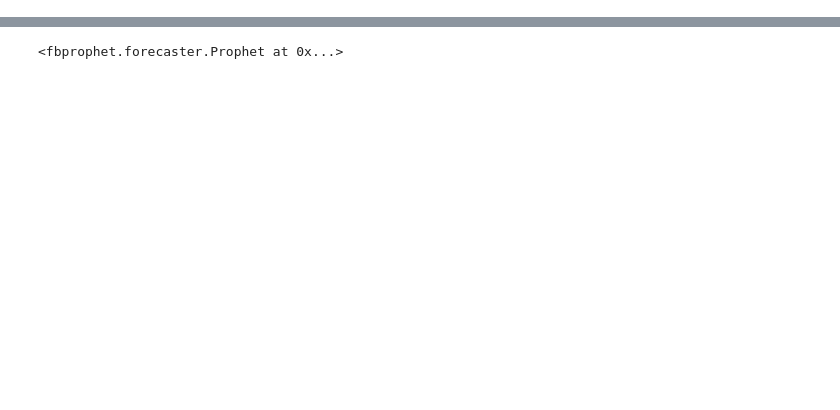
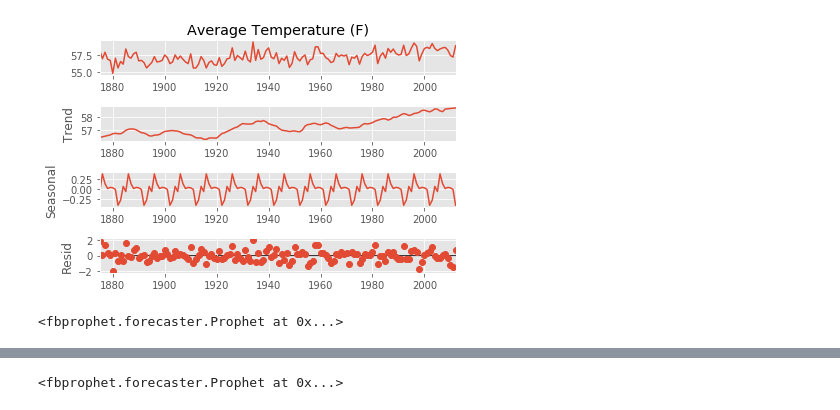
Before and after one commit to connorberek226/Final-Project, a Jupyter notebook: machineLeaningWeatherData.ipynb, the cells around one changed output, grey strips where cells are left out. Cells and saved outputs as stored; diff of their text form; code cells hidden in the pictures; blank space fills up the shorter version.

```diff
--- a/machineLeaningWeatherData.ipynb
+++ b/machineLeaningWeatherData.ipynb
@@ -93,3 +77,18 @@ il_weather_cleaned.plot(x="Date", y= "Average Temperature (F)", color="red")
 # %%
 # fl_weather_cleaned = fl_weather_cleaned.loc['1990-01-01':'2013-09-01']
 # fl_weather_cleaned.plot(x="Date", y="Average Temperature (F)", color="green")
+# %%
+from statsmodels.tsa.seasonal import seasonal_decompose
+
+result = seasonal_decompose(ca_weather["Average Temperature (F)"], model='additive', extrapolate_trend='freq', period=10)
+fig = result.plot()
+# %% [output]
+[figure, added]
+# %%
+from fbprophet import Prophet
+model = Prophet(weekly_seasonality=True, daily_seasonality=True)
+train_df = ca_weather.rename(columns={"Average Temperature (F)": "y"})
+train_df["ds"] = train_df.index
+model.fit(train_df)
+# %% [output]
+<fbprophet.forecaster.Prophet at 0x...>
```
Also changed, not shown: parts of 23 cells of this notebook, 6 other files.
